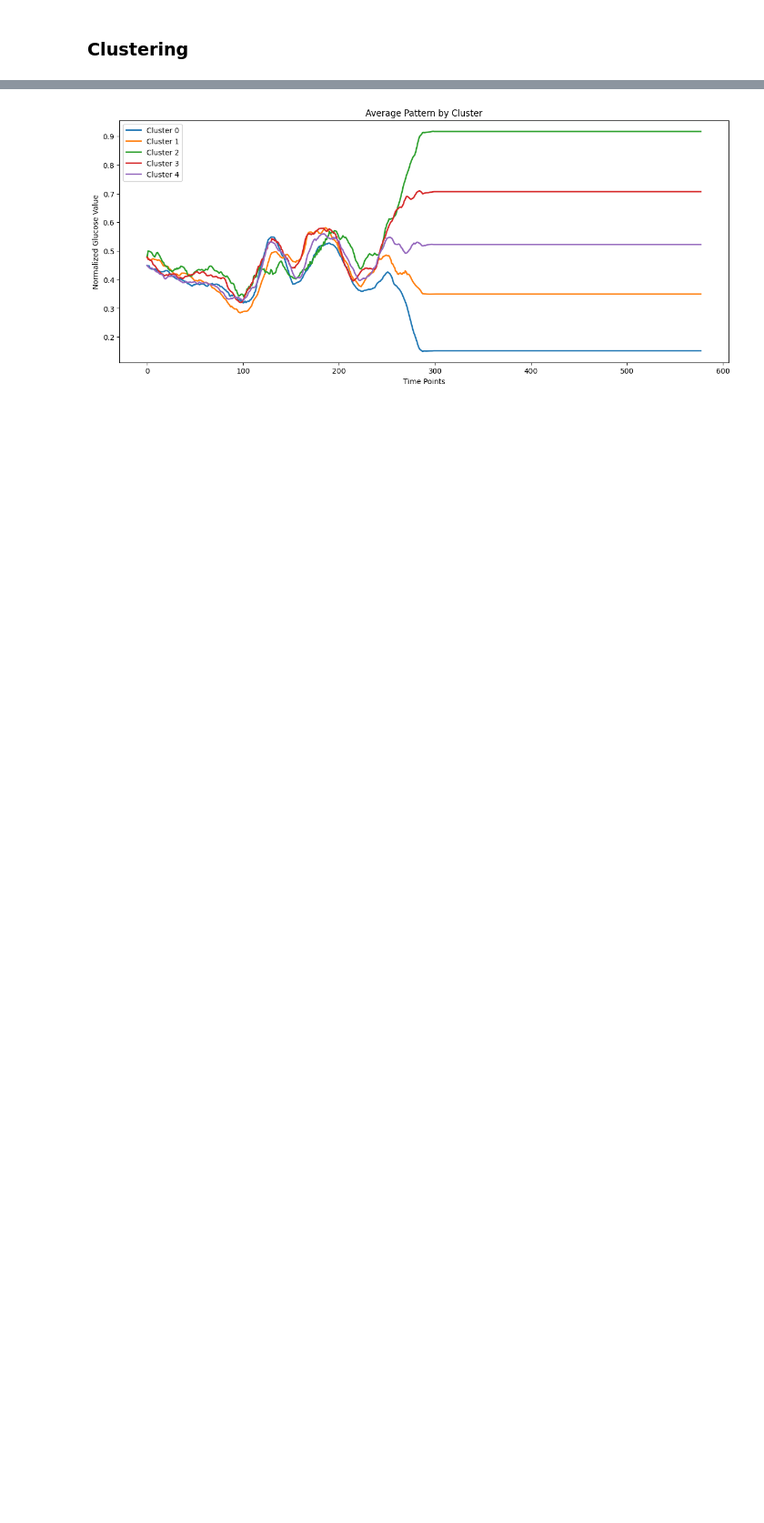
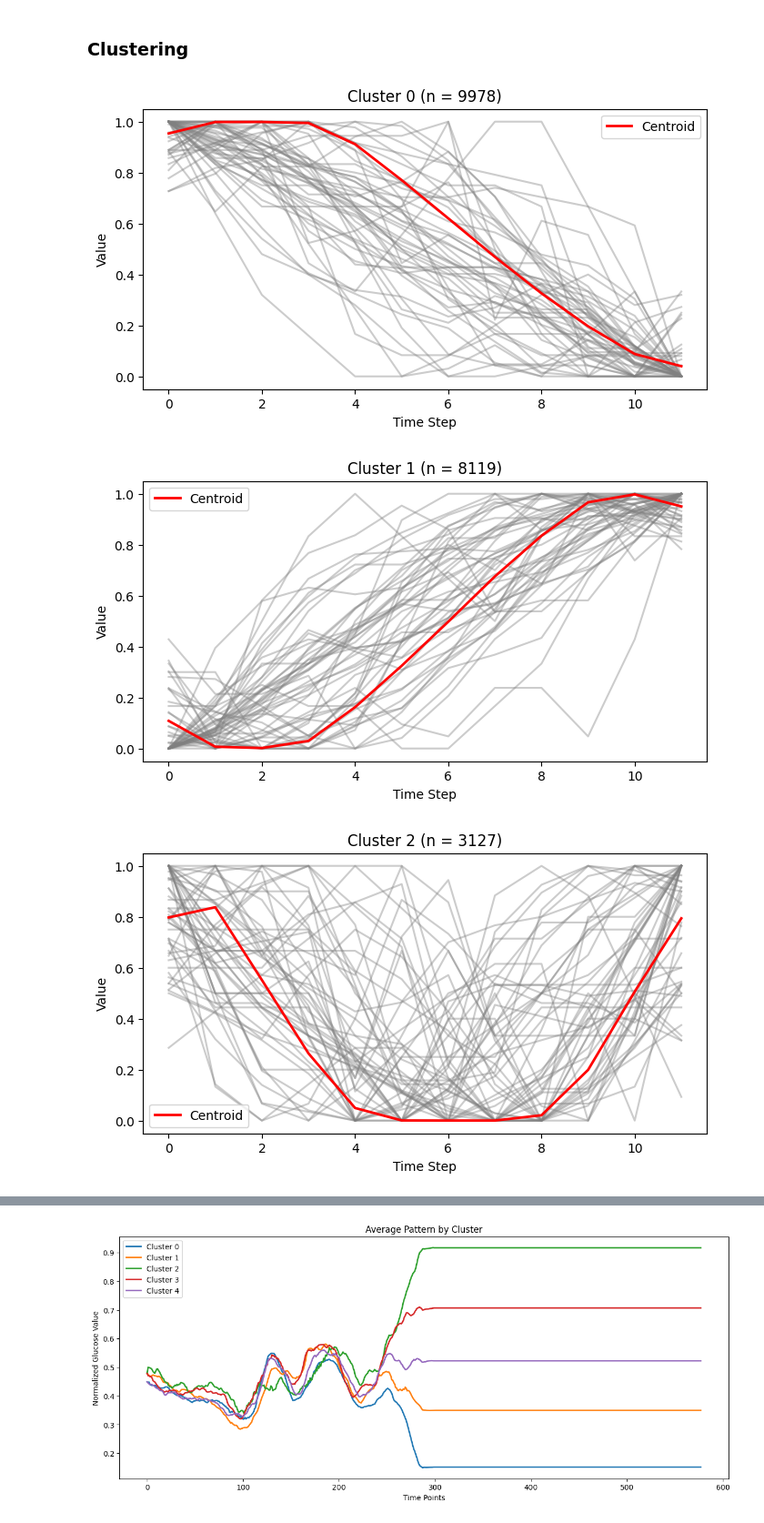
Before and after one commit to rjaisinghani99/blood_glucose_forecaster, a Jupyter notebook: Project_Milestone.ipynb, the cells around one changed output, grey strips where cells are left out. Shown at 91% size. Saved outputs shown, nothing was run; the diff lists cells and outputs as text; code cells hidden in the pictures; blank space fills up the shorter version.

```diff
--- a/Project_Milestone.ipynb
+++ b/Project_Milestone.ipynb
@@ -271,2 +296,30 @@ Shape of data_array: (25807, 24, 1)
 # %% [markdown]
 ### Clustering
+# %%
+import matplotlib.pyplot as plt
+import numpy as np
+
+centroids = kmeans.cluster_centers_
+
+n_clusters = kmeans.n_clusters
+
+for i in range(n_clusters):
+    plt.figure(figsize=(8, 4))
+
+    cluster_ts = normalized_data_hour[clusters == i]
+
+    for ts in cluster_ts[:50]:
+        plt.plot(ts.ravel(), color='gray', alpha=0.4)
+
+    # Plot the cluster centroid in red
+    plt.plot(centroids[i].ravel(), color='red', linewidth=2, label="Centroid")
+
+    plt.title(f"Cluster {i} (n = {len(cluster_ts)})")
+    plt.xlabel("Time Step")
+    plt.ylabel("Value")
+    plt.legend()
+    plt.show()
+# %% [output]
+[figure, added]
+[figure, added]
+[figure, added]
```
Also changed, not shown: parts of 4 cells of this notebook.
